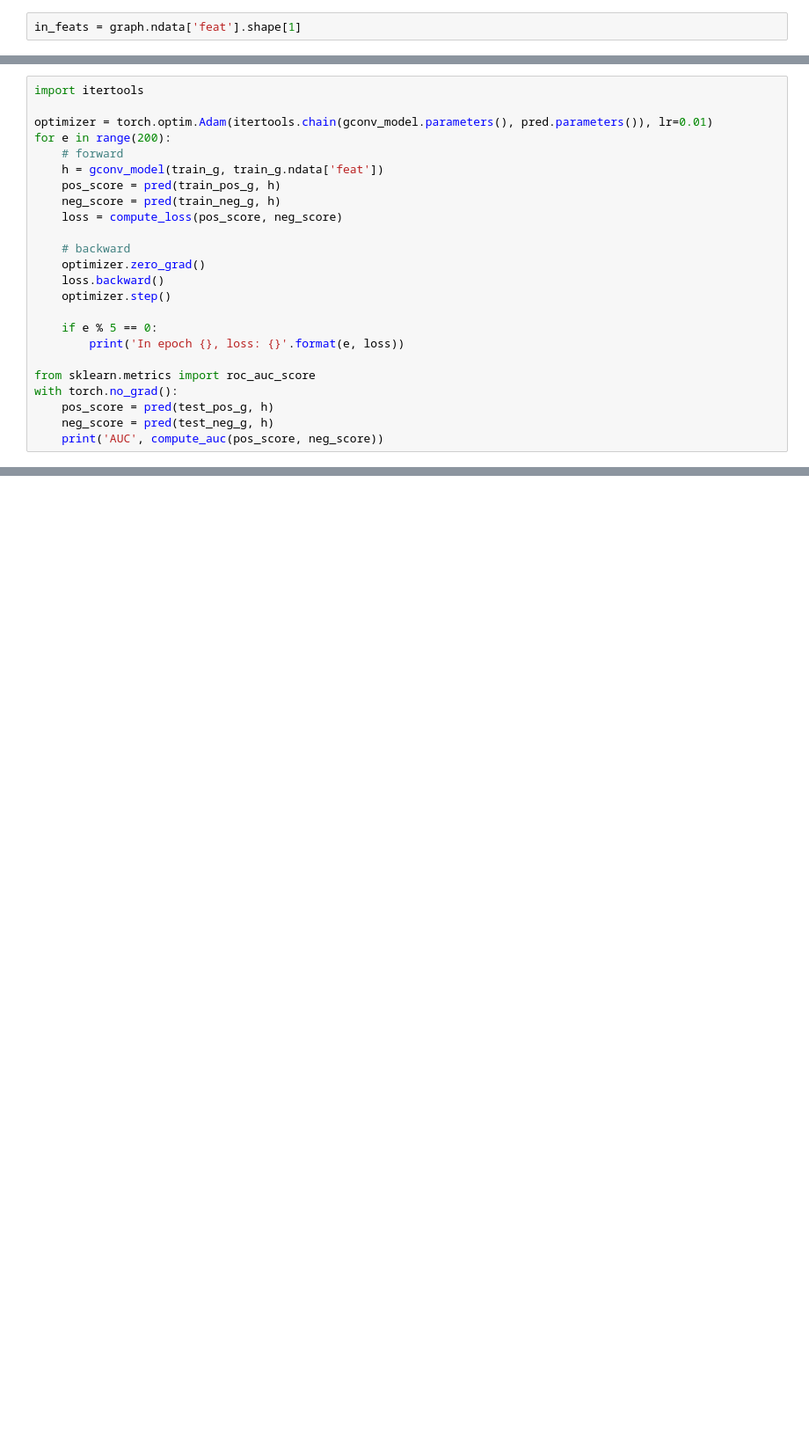
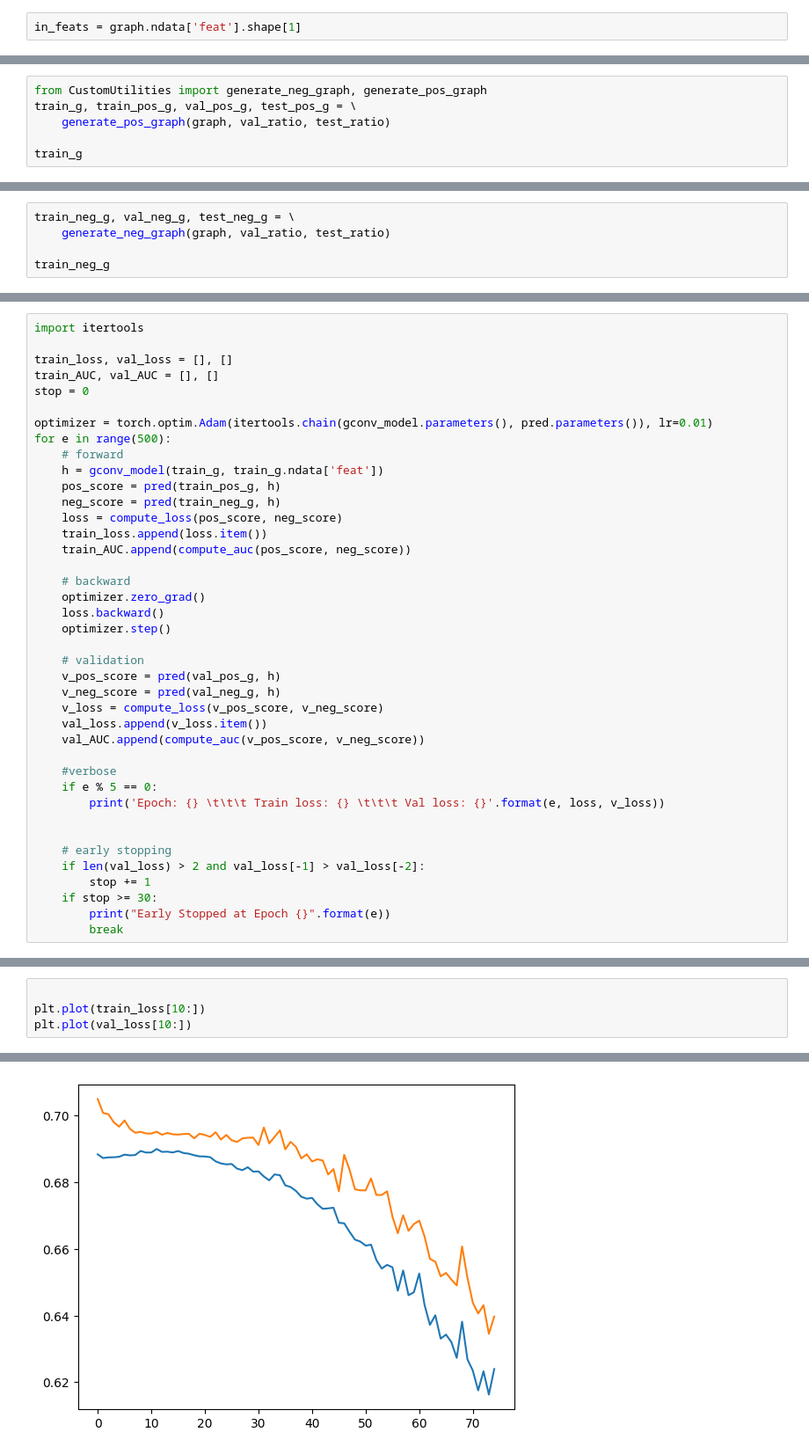
Before and after one commit to samuellau0802/COMP-4222-Project, a Jupyter notebook: GraphSAGE.ipynb, the cells around one changed output, grey strips where cells are left out. Shown at 88% size. Saved outputs shown, nothing was run; the diff lists cells and outputs as text; blank space fills up the shorter version.

Commit message:
modified sage by formatting notebook, same for other model

```diff
--- a/GraphSAGE.ipynb
+++ b/GraphSAGE.ipynb
@@ -68,0 +49,6 @@ test_neg_g = dgl.graph((test_neg_u, test_neg_v), num_nodes=graph.number_of_nodes
+# %%
+from CustomUtilities import generate_neg_graph, generate_pos_graph
+train_g, train_pos_g, val_pos_g, test_pos_g = \
+    generate_pos_graph(graph, val_ratio, test_ratio)
+
+train_g
@@ -68,0 +59,5 @@ test_neg_g = dgl.graph((test_neg_u, test_neg_v), num_nodes=graph.number_of_nodes
+# %%
+train_neg_g, val_neg_g, test_neg_g = \
+    generate_neg_graph(graph, val_ratio, test_ratio)
+
+train_neg_g
@@ -114,25 +113,41 @@ pred = DotPredictor()
 # %%
 import itertools
 
+train_loss, val_loss = [], []
+train_AUC, val_AUC = [], []
+stop = 0
+
 optimizer = torch.optim.Adam(itertools.chain(gconv_model.parameters(), pred.parameters()), lr=0.01)
-for e in range(200):
+for e in range(500):
     # forward
     h = gconv_model(train_g, train_g.ndata['feat'])
     pos_score = pred(train_pos_g, h)
     neg_score = pred(train_neg_g, h)
     loss = compute_loss(pos_score, neg_score)
+    train_loss.append(loss.item())
+    train_AUC.append(compute_auc(pos_score, neg_score))
 
     # backward
     optimizer.zero_grad()
     loss.backward()
     optimizer.step()
 
+    # validation
+    v_pos_score = pred(val_pos_g, h)
+    v_neg_score = pred(val_neg_g, h)
+    v_loss = compute_loss(v_pos_score, v_neg_score)
+    val_loss.append(v_loss.item())
+    val_AUC.append(compute_auc(v_pos_score, v_neg_score))
+
+    #verbose
     if e % 5 == 0:
-        print('In epoch {}, loss: {}'.format(e, loss))
+        print('Epoch: {} \t\t\t Train loss: {} \t\t\t Val loss: {}'.format(e, loss, v_loss))
 
-from sklearn.metrics import roc_auc_score
-with torch.no_grad():
-    pos_score = pred(test_pos_g, h)
-    neg_score = pred(test_neg_g, h)
-    print('AUC', compute_auc(pos_score, neg_score))
+
+    # early stopping
+    if len(val_loss) > 2 and val_loss[-1] > val_loss[-2]:
+        stop += 1
+    if stop >= 30:
+        print("Early Stopped at Epoch {}".format(e))
+        break
 # %% [output]
@@ -155,0 +182,5 @@ AUC 0.8574329838336285
+# %%
+
+plt.plot(train_loss[10:])
+plt.plot(val_loss[10:])
+# %% [output]
@@ -155,0 +188 @@ AUC 0.8574329838336285
+[figure, added]
```
Also changed, not shown: parts of 23 cells of this notebook.
